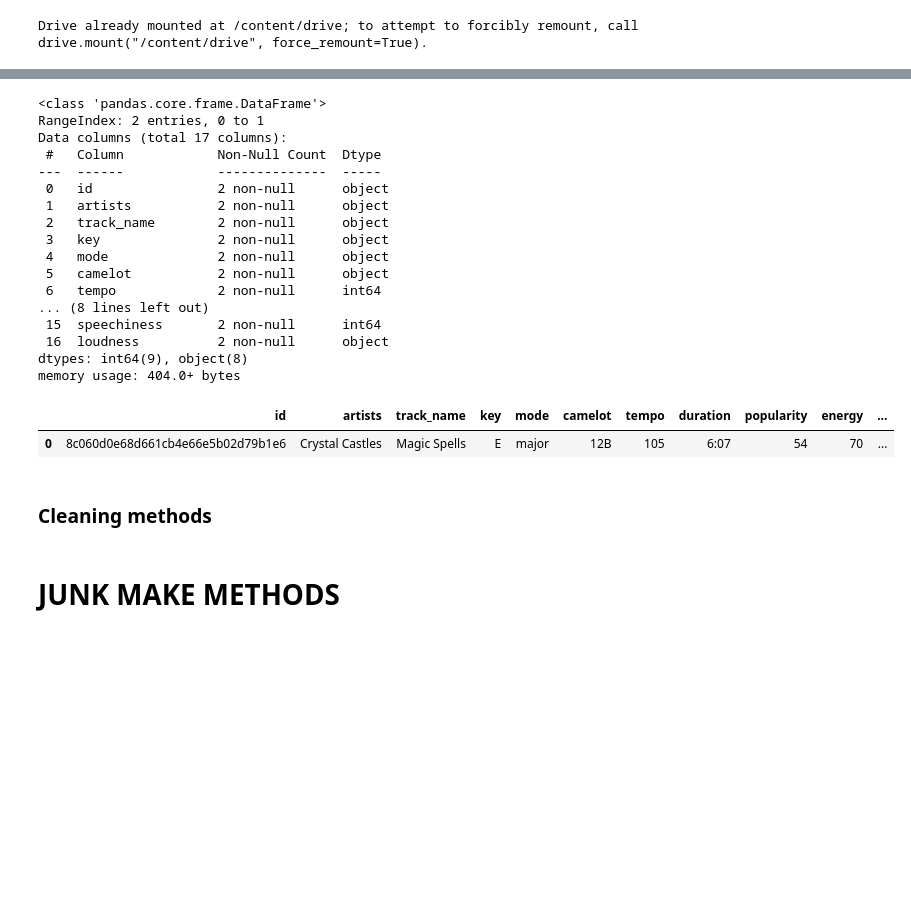
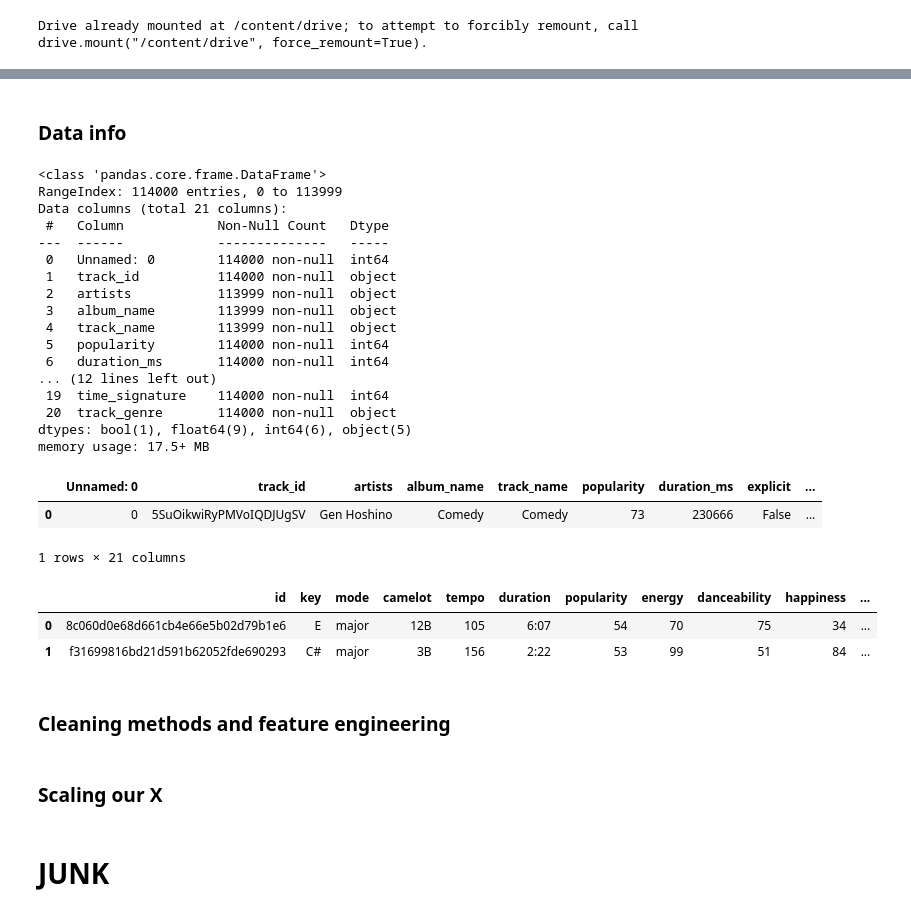
Before and after one commit to elijkon/Spark, a Jupyter notebook: SpotifyRec.ipynb, the cells around one changed output, grey strips where cells are left out. Cells and saved outputs as stored; diff of their text form; code cells hidden in the pictures; blank space fills up the shorter version.

Commit message:
Features: scaling x. Notes: Finished all the data preprocessing?

```diff
--- a/SpotifyRec.ipynb
+++ b/SpotifyRec.ipynb
@@ -78,28 +45,38 @@ memory usage: 17.5+ MB
+# %% [markdown]
+### Data info
+# %%
+kaggleDataset.info()
+kaggleDataset.head(1)
+# %% [output]
+<class 'pandas.core.frame.DataFrame'>
+RangeIndex: 114000 entries, 0 to 113999
+Data columns (total 21 columns):
+ #   Column            Non-Null Count   Dtype
+---  ------            --------------   -----
+ 0   Unnamed: 0        114000 non-null  int64
+ 1   track_id          114000 non-null  object
+ 2   artists           113999 non-null  object
+ 3   album_name        113999 non-null  object
+ 4   track_name        113999 non-null  object
+ 5   popularity        114000 non-null  int64
+ 6   duration_ms       114000 non-null  int64
+... (12 lines left out)
+ 19  time_signature    114000 non-null  int64
+ 20  track_genre       114000 non-null  object
+dtypes: bool(1), float64(9), int64(6), object(5)
+memory usage: 17.5+ MB
+|  | Unnamed: 0 | track_id | artists | album_name | track_name | popularity | duration_ms | explicit | ... |
+| 0 | 0 | 5SuOikwiRyPMVoIQDJUgSV | Gen Hoshino | Comedy | Comedy | 73 | 230666 | False | ... |
+1 rows × 21 columns
 # %%
 personalDataset.info()
-personalDataset.head(1)
+personalDataset.head()
 # %% [output]
-<class 'pandas.core.frame.DataFrame'>
-RangeIndex: 2 entries, 0 to 1
-Data columns (total 17 columns):
- #   Column            Non-Null Count  Dtype
----  ------            --------------  -----
- 0   id                2 non-null      object
- 1   artists           2 non-null      object
- 2   track_name        2 non-null      object
- 3   key               2 non-null      object
- 4   mode              2 non-null      object
- 5   camelot           2 non-null      object
- 6   tempo             2 non-null      int64
-... (8 lines left out)
- 15  speechiness       2 non-null      int64
- 16  loudness          2 non-null      object
-dtypes: int64(9), object(8)
-memory usage: 404.0+ bytes
-|  | id | artists | track_name | key | mode | camelot | tempo | duration | popularity | energy | ... |
-| 0 | 8c060d0e68d661cb4e66e5b02d79b1e6 | Crystal Castles | Magic Spells | E | major | 12B | 105 | 6:07 | 54 | 70 | ... |
+|  | id | key | mode | camelot | tempo | duration | popularity | energy | danceability | happiness | ... |
+| 0 | 8c060d0e68d661cb4e66e5b02d79b1e6 | E | major | 12B | 105 | 6:07 | 54 | 70 | 75 | 34 | ... |
+| 1 | f31699816bd21d591b62052fde690293 | C# | major | 3B | 156 | 2:22 | 53 | 99 | 51 | 84 | ... |
 # %% [markdown]
-### Cleaning methods
+### Cleaning methods and feature engineering
 # %%
 def cleanPersonalsongs(df: pd.DataFrame) -> pd.DataFrame:
     if 'Unnamed: 0' in df.columns:
@@ -119,0 +117,2 @@ def cleanPersonalsongs(df: pd.DataFrame) -> pd.DataFrame:
+# %% [markdown]
+### Scaling our X
@@ -120,2 +133,2 @@ def cleanPersonalsongs(df: pd.DataFrame) -> pd.DataFrame:
 # %% [markdown]
-# JUNK MAKE METHODS
+# JUNK
```
Also changed, not shown: parts of 10 cells of this notebook.
